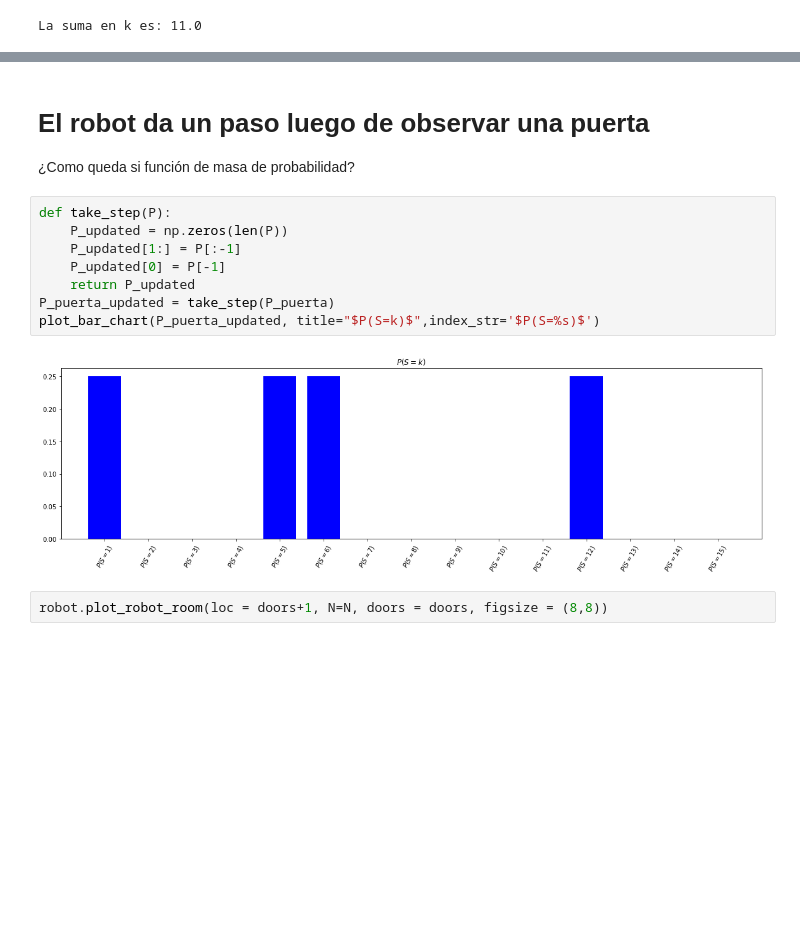
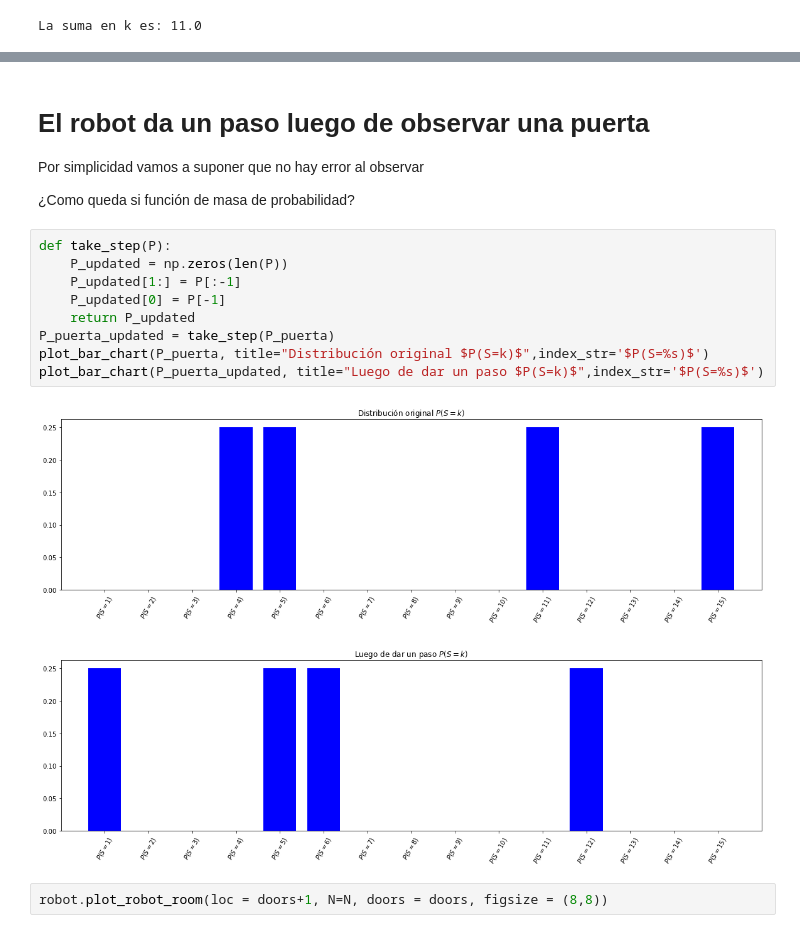
Before and after one commit to lab-ml-itba/Intro-Probabilidad, a Jupyter notebook: Localizacion.ipynb, the cells around one changed output, grey strips where cells are left out. Saved outputs shown, nothing was run; the diff lists cells and outputs as text; blank space fills up the shorter version.

```diff
--- a/Localizacion.ipynb
+++ b/Localizacion.ipynb
@@ -225,16 +299,20 @@ La suma en k es: 11.0
 # %% [markdown]
 # El robot da un paso luego de observar una puerta
+Por simplicidad vamos a suponer que no hay error al observar
+
 ¿Como queda si función de masa de probabilidad?
 # %%
 def take_step(P):
     P_updated = np.zeros(len(P))
     P_updated[1:] = P[:-1]
     P_updated[0] = P[-1]
     return P_updated
 P_puerta_updated = take_step(P_puerta)
-plot_bar_chart(P_puerta_updated, title="$P(S=k)$",index_str='$P(S=%s)$')
+plot_bar_chart(P_puerta, title="Distribución original $P(S=k)$",index_str='$P(S=%s)$')
+plot_bar_chart(P_puerta_updated, title="Luego de dar un paso $P(S=k)$",index_str='$P(S=%s)$')
 # %% [output]
-[figure, old version]
+[figure, new version]
+[figure, added]
 # %%
 robot.plot_robot_room(loc = doors+1, N=N, doors = doors, figsize = (8,8))
 # %% [output]
```
Also changed, not shown: parts of 40 cells of this notebook, 2 other files.
